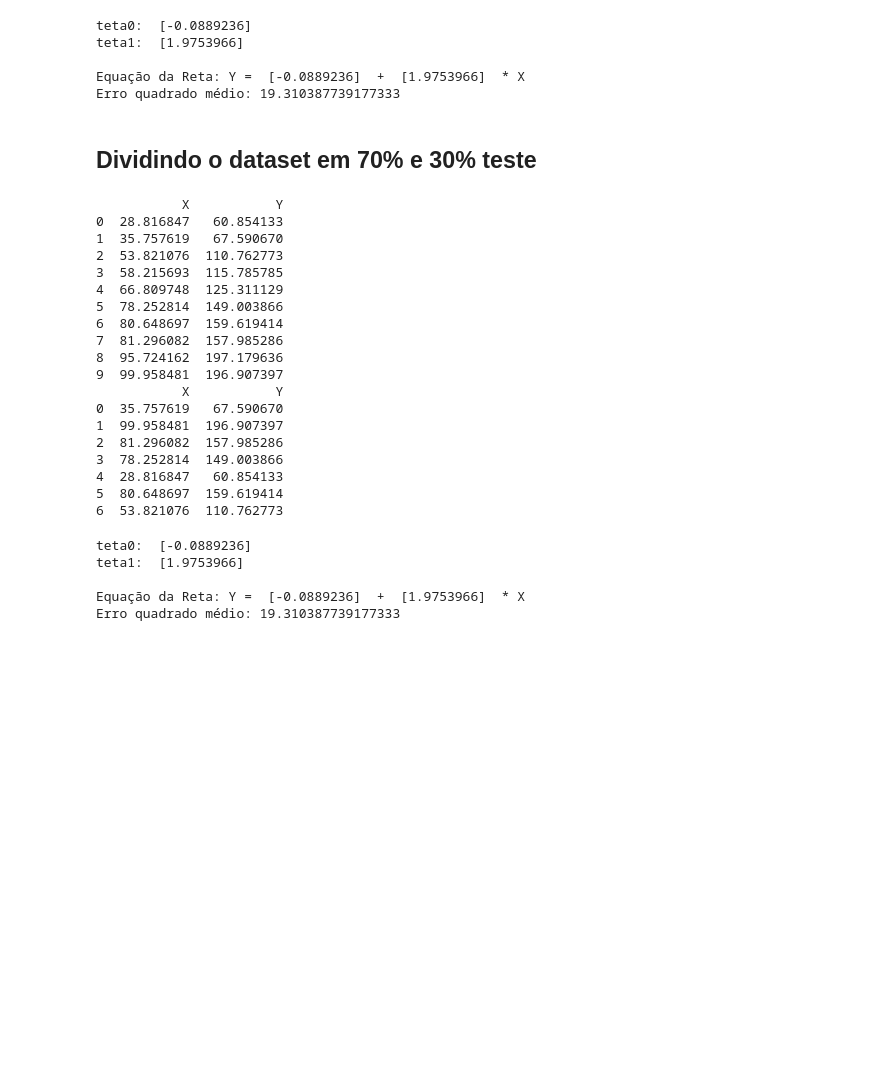
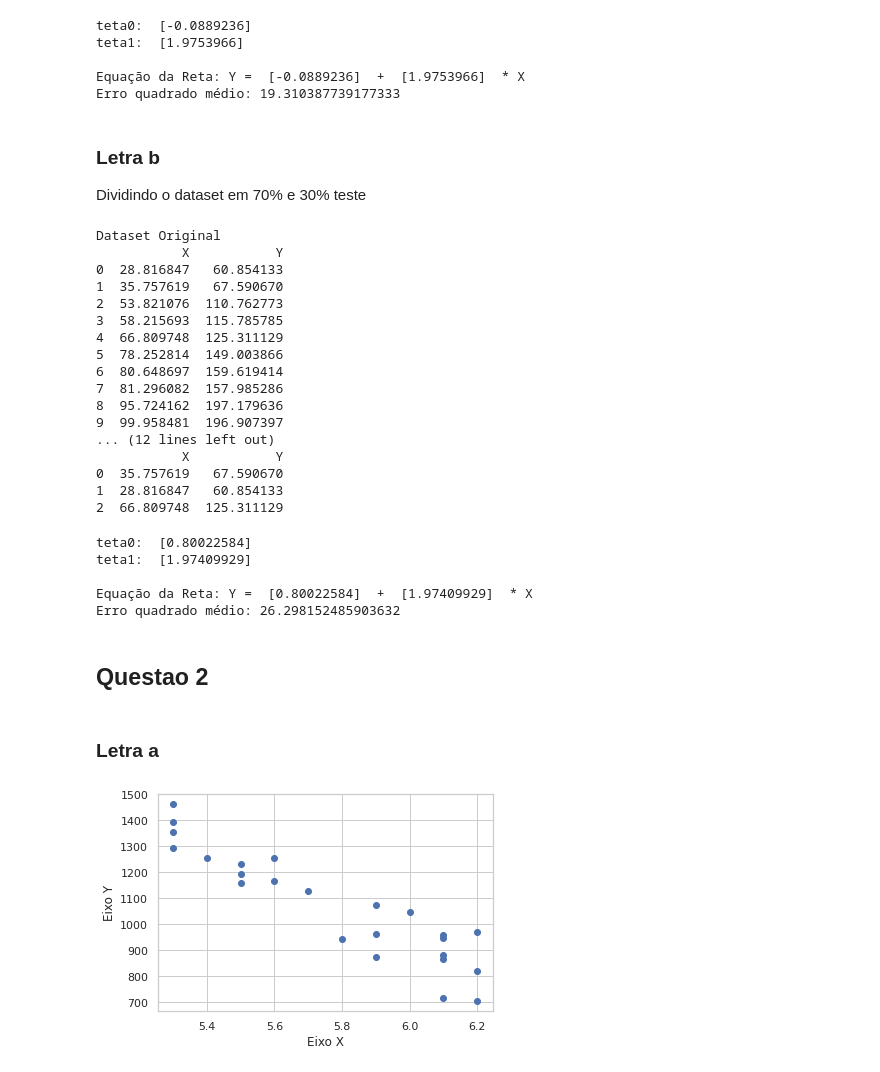
Before and after one commit to MarcosEduard0/Intelig-ncia-Artificial, a Jupyter notebook: Regrecao Linear/regressao-linear-aula.ipynb, the cells around one changed output. Cells and saved outputs as stored; diff of their text form; code cells hidden in the pictures; blank space fills up the shorter version.

Commit message:
testes

```diff
--- a/Regrecao Linear/regressao-linear-aula.ipynb
+++ b/Regrecao Linear/regressao-linear-aula.ipynb
@@ -142,25 +142,39 @@ teta1:  [1.9753966]
 Equação da Reta: Y =  [-0.0889236]  +  [1.9753966]  * X
 Erro quadrado médio: 19.310387739177333
 # %% [markdown]
-## Dividindo o dataset em 70% e 30% teste
+### Letra b
+Dividindo o dataset em 70% e 30% teste
 # %%
 from sklearn import *
 
+# Importando o dataset
 data = pd.read_csv('exemplo.csv',header=0)
+print("Dataset Original")
 print(data)
+print()
 
 # transformando X e Y para numpy array. Ele precisa ser bidimensional (-1,1)
 X = data.iloc[:, 0].values.reshape(-1, 1)
 Y = data.iloc[:, 1].values.reshape(-1, 1)
 
+# Seperando o teste e treinamento
 train =  0.7
-test = 1 - train
-X_train, X_test, y_train, y_test = model_selection.train_test_split(X, Y, train_size = train, shuffle=True)
+X_train, X_test, Y_train, Y_test = model_selection.train_test_split(X, Y, train_size = train, shuffle=True)
 
-AB = np.concatenate((X_train, y_train),axis = 1)
+# Mostrando o conjunto de treinamento
+AB = np.concatenate((X_train, Y_train), axis = 1)
 df = pd.DataFrame(AB, columns=['X', 'Y'])
+print("Dataset Treinamento")
 print(df)
+print()
+
+# Mostrando o conjunto de teste
+AB = np.concatenate((X_test, Y_test), axis = 1)
+df = pd.DataFrame(AB, columns=['X', 'Y'])
+print("Dataset Teste")
+print(df)
 # %% [output]
+Dataset Original
            X           Y
 0  28.816847   60.854133
 1  35.757619   67.590670
@@ -172,17 +186,14 @@ print(df)
 7  81.296082  157.985286
 8  95.724162  197.179636
 9  99.958481  196.907397
+... (12 lines left out)
            X           Y
 0  35.757619   67.590670
-1  99.958481  196.907397
-2  81.296082  157.985286
-3  78.252814  149.003866
-4  28.816847   60.854133
-5  80.648697  159.619414
-6  53.821076  110.762773
+1  28.816847   60.854133
+2  66.809748  125.311129
 # %%
 reg = linear_model.LinearRegression()
-reg.fit(X, Y)
+reg.fit(X_train, Y_train)
 
 teta1 = reg.coef_[0]
 teta0 = reg.intercept_
@@ -195,12 +206,38 @@ print()
 print('Equação da Reta: Y = ', teta0,' + ',teta1,' * X' )
 
 # plotando os pontos previstos e a reta
-Y_pred_media = teta0+teta1*X
+Y_pred_media = teta0+teta1*X_test
 
-print("Erro quadrado médio:", mean_squared_error(Y,Y_pred_media))
+print("Erro quadrado médio:", mean_squared_error(Y_test,Y_pred_media))
 # %% [output]
-teta0:  [-0.0889236]
-teta1:  [1.9753966]
+teta0:  [0.80022584]
+teta1:  [1.97409929]
 
-Equação da Reta: Y =  [-0.0889236]  +  [1.9753966]  * X
-Erro quadrado médio: 19.310387739177333
+Equação da Reta: Y =  [0.80022584]  +  [1.97409929]  * X
+Erro quadrado médio: 26.298152485903632
+# %% [markdown]
+## Questao 2
+# %% [markdown]
+### Letra a
+# %%
+data = pd.read_csv('multi.csv',header=0)
+# print("Dataset Original")
+# print(data)
+# print()
+
+# transformando X e Y para numpy array. Ele precisa ser bidimensional (-1,1)
+X1 = data['X1']
+X2 = data['X2']
+X3 = data['X3']
+X4 = data['X4']
+Y = data['X5']
+X = X4
+plt.scatter(X, Y,cmap='red')
+
+# rótulo dos eixos e salvando o arquivo com a imagem
+plt.xlabel("Eixo X")
+plt.ylabel("Eixo Y")
+plt.savefig('x1.png')
+plt.show()
+# %% [output]
+[figure, added]
```
Also changed, not shown: parts of 5 cells of this notebook, 5 other files.
